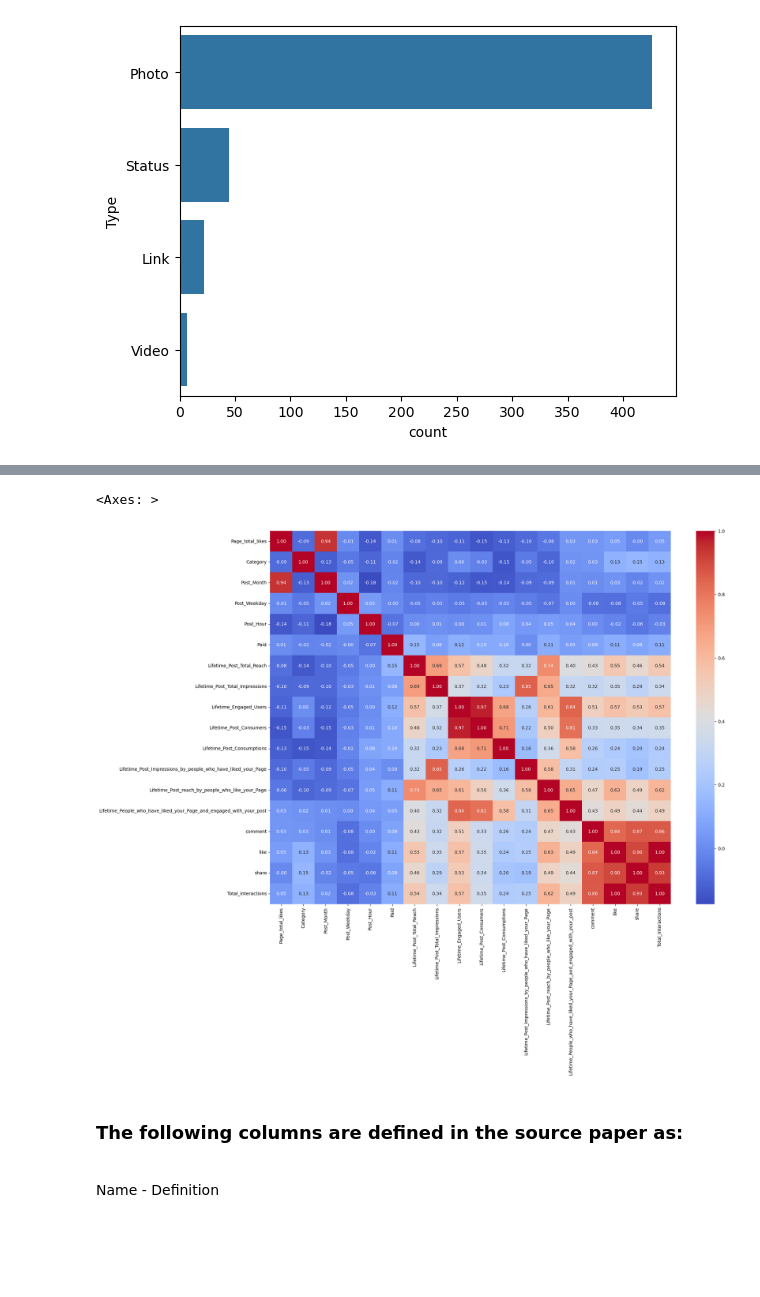
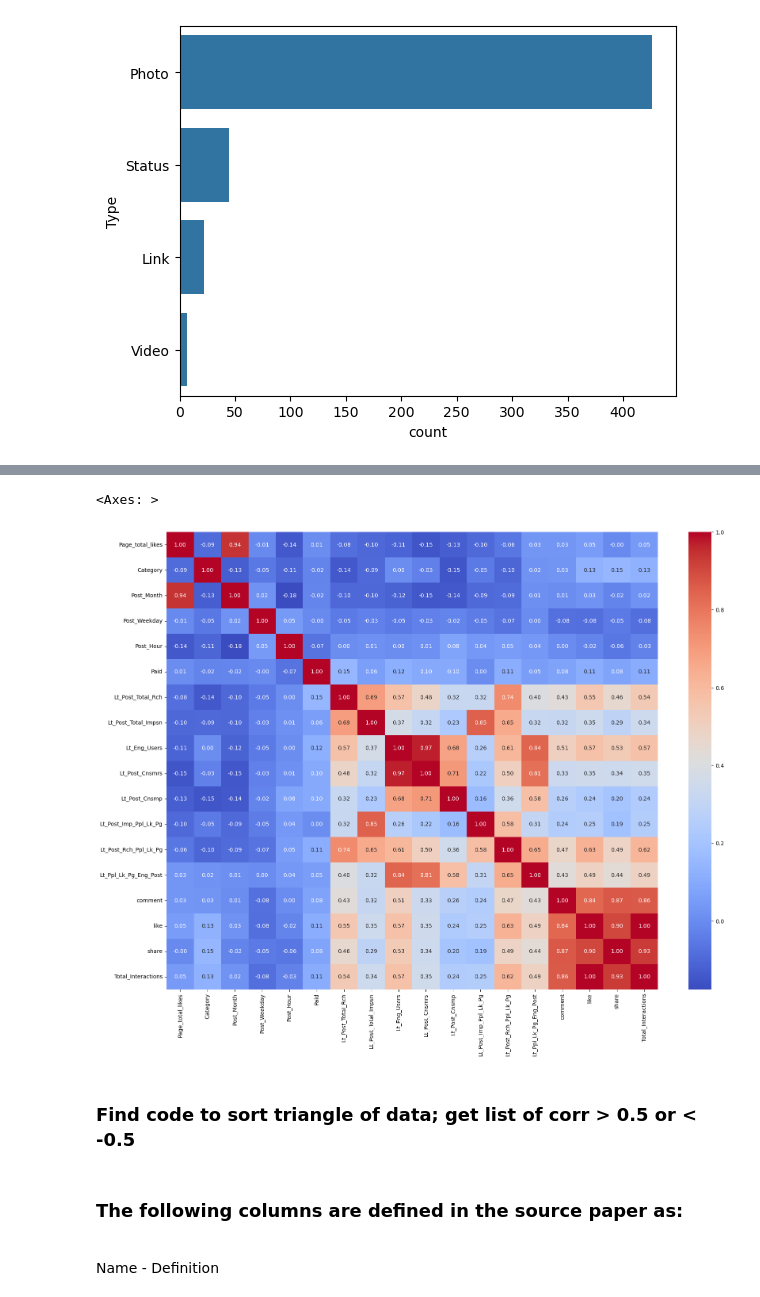
Before and after one commit to winni-datadiva/Fb-Metrics-Modeling, a Jupyter notebook: N0tebooks/Facebook Metrics EDA.ipynb, the cells around one changed output, grey strips where cells are left out. Saved outputs shown, nothing was run; the diff lists cells and outputs as text; code cells hidden in the pictures; blank space fills up the shorter version.

```diff
--- a/N0tebooks/Facebook Metrics EDA.ipynb
+++ b/N0tebooks/Facebook Metrics EDA.ipynb
@@ -30,4 +30,4 @@ warnings.filterwarnings('ignore')
 # %%
 #Loading the data
 #Used sep= to correct error read_csv as 1 column
-fbmetrics_df = pd.read_csv('C:/Users/winni/Fb-Metrics-Modeling/Data/D@ta/dataset_Facebook.csv', sep=";")
+df = pd.read_csv('C:/Users/winni/Fb-Metrics-Modeling/Data/D@ta/dataset_Facebook.csv', sep=";")
@@ -78,0 +60,4 @@ None
+# %%
+#Replacing the space in column names with underscores
+df.columns = df.columns.str.replace(' ', '_')
+print(df.info())
@@ -79,3 +82,6 @@ None
 # %%
 #Shortening some column names to make it easier to use in subsequent queries
 # df = df.rename(columns={'old_name1': 'new_name1', 'old_name2': 'new_name2'})
+#Verify if renaming worked
+df = df.rename(columns={'Lifetime_Post_Total_Reach': 'Lt_Post_Total_Rch', 'Lifetime_Post_Total_Impressions': 'Lt_Post_Total_Impsn', 'Lifetime_Engaged_Users': 'Lt_Eng_Users', 'Lifetime_Post_Consumers': 'Lt_Post_Cnsmrs', 'Lifetime_Post_Consumptions': 'Lt_Post_Cnsmp', 'Lifetime_Post_Impressions_by_people_who_have_liked_your_Page': 'Lt_Post_Imp_Ppl_Lk_Pg', 'Lifetime_Post_reach_by_people_who_like_your_Page': 'Lt_Post_Rch_Ppl_Lk_Pg', 'Lifetime_People_who_have_liked_your_Page_and_engaged_with_your_post': 'Lt_Ppl_Lk_Pg_Eng_Post'})
+print(df.info())
@@ -119,11 +150,13 @@ corr = fbmetrics_df.corr(numeric_only=True)
 # %%
 #Finding initial relationships between columns in the dataset via heatmap
 #Adding plt.figure(figsize=(20,15)) to enhance size and readability --> figsize as a tuple
-corr = fbmetrics_df.corr(numeric_only=True)
+corr = df.corr(numeric_only=True)
 plt.figure(figsize=(20,15))
 sns.heatmap(corr, annot=True, fmt='.2f', cmap='coolwarm')
 # %% [output]
 <Axes: >
-[figure, old version]
+[figure, new version]
+# %% [markdown]
+### Find code to sort triangle of data; get list of corr > 0.5 or < -0.5
 # %%
 # Using head() function to view first few rows of data and get a better sense of what we're working with.
```
Also changed, not shown: parts of 18 cells of this notebook.
